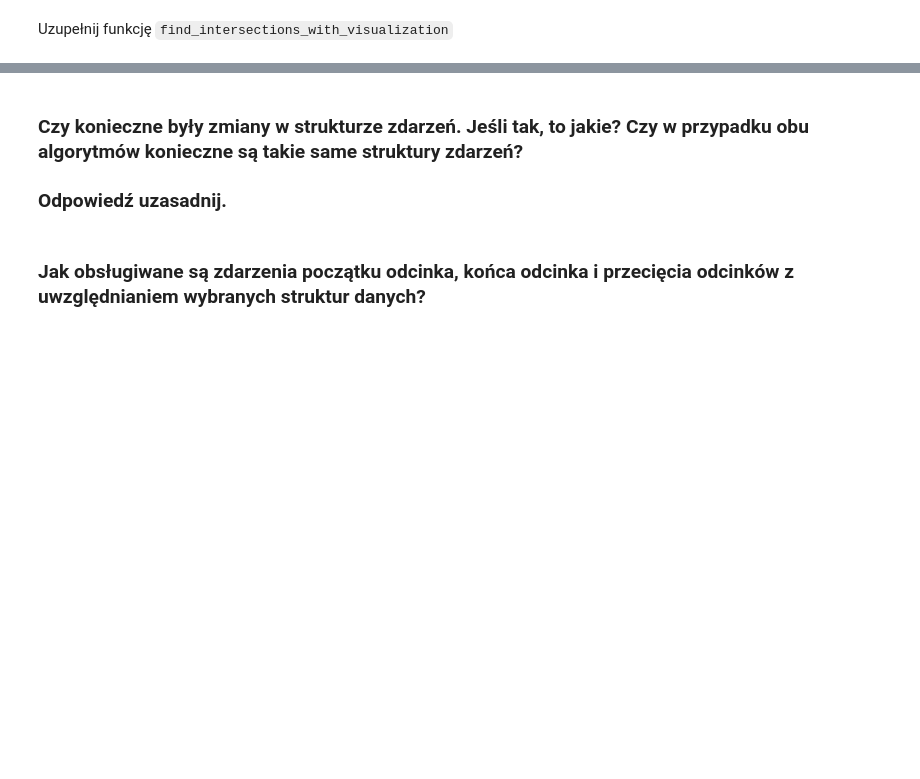
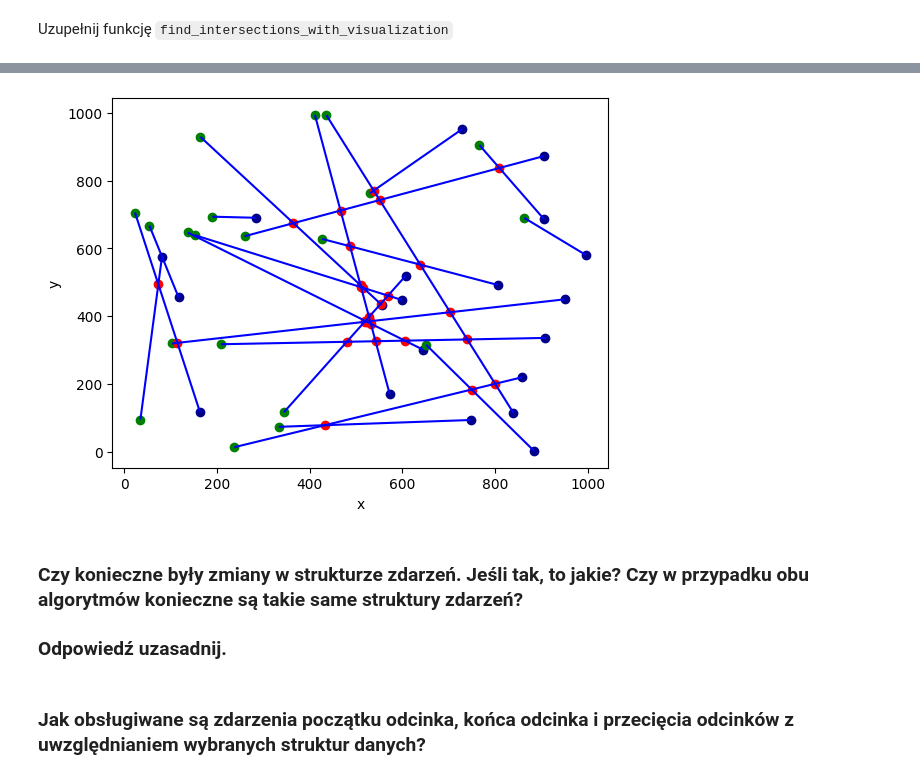
Before and after one commit to NCCMNT/Geometric-Algorithms, a Jupyter notebook: lab4/main.ipynb, the cells around one changed output, grey strips where cells are left out. Saved outputs shown, nothing was run; the diff lists cells and outputs as text; code cells hidden in the pictures; blank space fills up the shorter version.

```diff
--- a/lab4/main.ipynb
+++ b/lab4/main.ipynb
@@ -104,7 +104,7 @@ Time: 0.142s
 # %% [markdown]
 <span style="color:red">Ćw.</span> Wygeneruj $\large20$ losowych odcinków w przestrzeni 2D o współrzędnych z przedziału $\large x \in \langle 0,1000 \rangle$ oraz $\large y \in \langle 0,1000\rangle$.
 # %%
-section = generate_uniform_sections(1000,1000,20)
+random_sections = generate_uniform_sections(1000,1000,20)
 # %% [markdown]
 Zwizualizuj otrzymane odcinki
 # %%
@@ -401,3 +577,9 @@ def find_intersections_with_visualization(sections):
+# %%
+intersections, vis = find_intersections_with_visualization(random_sections)
+vis.show()
+vis.save_gif('GIFs/rand_intersect', interval = 400)
+# %% [output]
+[figure, added]
 # %% [markdown]
 ### Czy konieczne były zmiany w strukturze zdarzeń. Jeśli tak, to jakie? Czy w przypadku obu algorytmów konieczne są takie same struktury zdarzeń?
 ### Odpowiedź uzasadnij.
```
Also changed, not shown: parts of 16 cells of this notebook, 2 other files.
